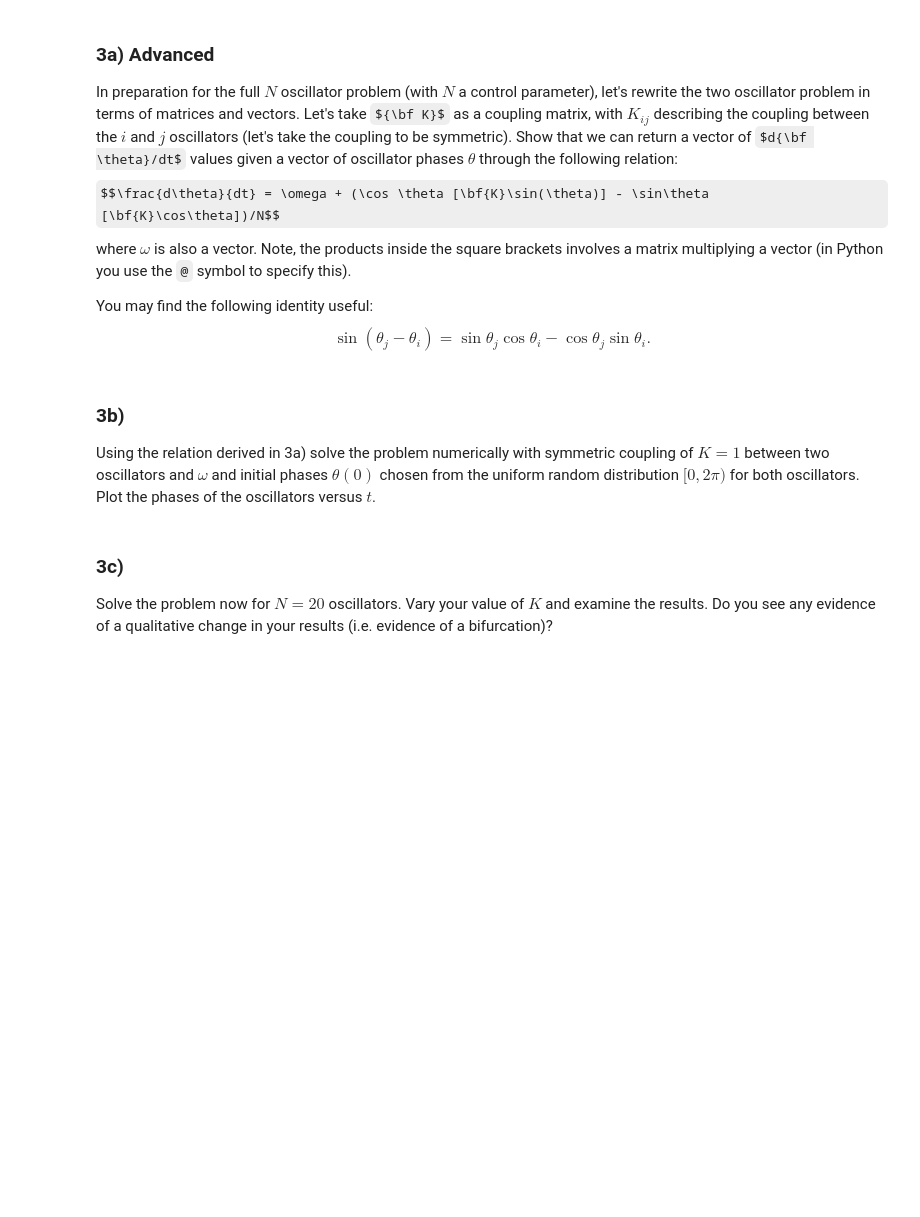
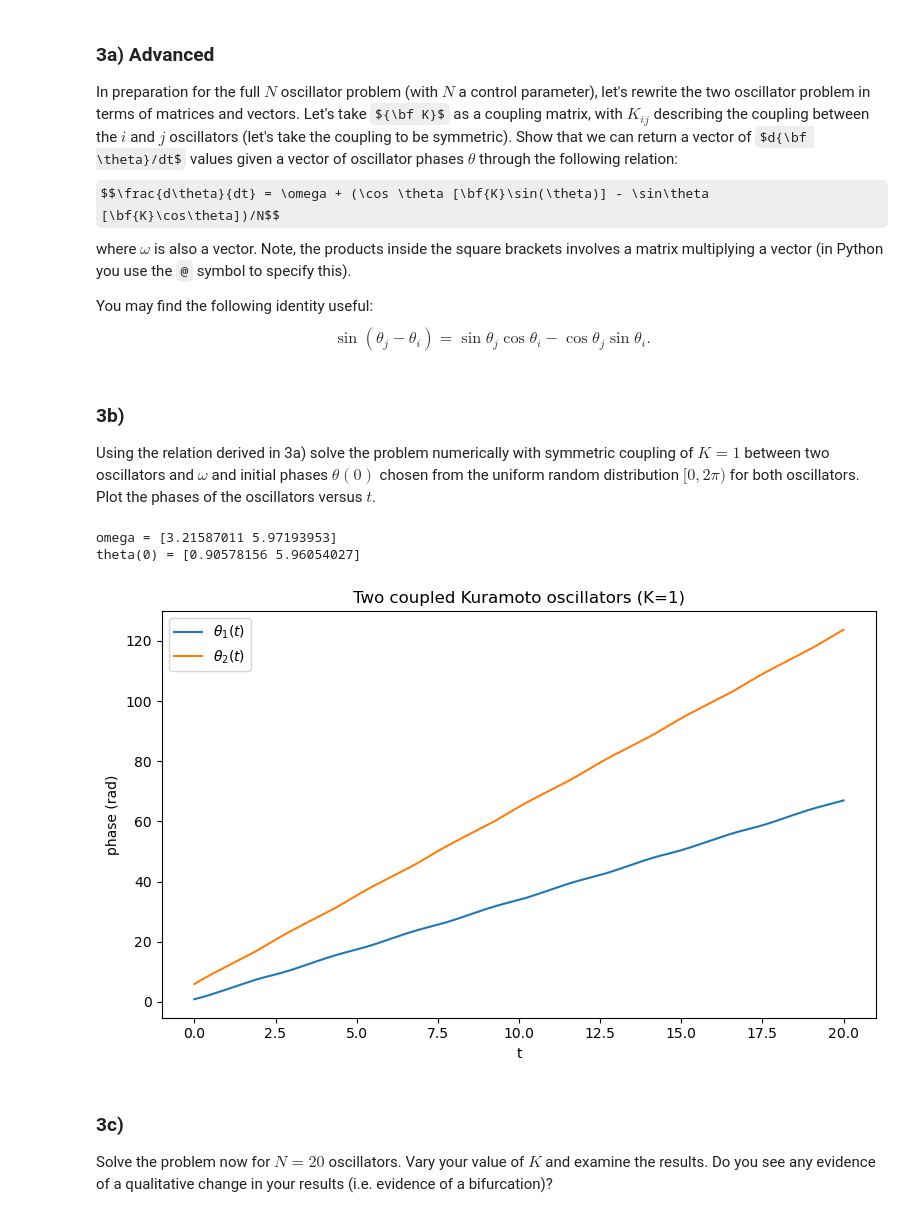
Before and after one commit to maxxokk/Labs, a Jupyter notebook: Lab2.ipynb, the cells around one changed output. Drawn from its saved outputs; the diff is of its cells as text; code cells hidden in the pictures; some formulas as TeX source; blank space fills up the shorter version.

```diff
--- a/Lab2.ipynb
+++ b/Lab2.ipynb
@@ -82,6 +82,70 @@ $$\sin(\theta_j - \theta_i) = \sin\theta_j\cos\theta_i - \cos\theta_j\sin\theta_
 # %% [markdown]
 ### 3b)
 Using the relation derived in 3a) solve the problem numerically with symmetric coupling of $K = 1$ between two oscillators and $\omega$ and initial phases $\theta(0)$ chosen from the uniform random distribution $[0,2\pi)$ for both oscillators. Plot the phases of the oscillators versus $t$.
+# %%
+# two_kuramoto.py
+# Simulate two Kuramoto oscillators with symmetric coupling K=1
+# Using the mean-field form:
+# dθ_i/dt = ω_i + (K/N) [ cos(θ_i) * Σ_j sin(θ_j) - sin(θ_i) * Σ_j cos(θ_j) ]
+# with N = 2.
+
+import numpy as np
+import matplotlib.pyplot as plt
+
+# --- parameters ---
+N = 2
+K = 1
+T = 20.0          # total time
+dt = 0.01
+steps = int(T / dt)
+
+# For reproducibility, set a seed (or remove this line for fresh draws each run)
+rng = np.random.default_rng(1)
+
+# Natural frequencies and initial phases ~ U(0, 2π)
+omega = rng.uniform(0.0, 2*np.pi, size=N)
+theta0 = rng.uniform(0.0, 2*np.pi, size=N)
+
+def rhs(theta):
+    """Right-hand side of the mean-field Kuramoto equations for general N."""
+    s = np.sin(theta).sum()
+    c = np.cos(theta).sum()
+    return omega + (K / N) * (np.cos(theta) * s - np.sin(theta) * c)
+
+# --- integrate with RK4 ---
+theta = np.empty((steps + 1, N), dtype=float)
+theta[0] = theta0.copy()
+t = np.linspace(0.0, T, steps + 1)
+
+for n in range(steps):
+    th = theta[n]
+    k1 = rhs(th)
+    k2 = rhs(th + 0.5 * dt * k1)
+    k3 = rhs(th + 0.5 * dt * k2)
+    k4 = rhs(th + dt * k3)
+    theta[n + 1] = th + (dt / 6.0) * (k1 + 2*k2 + 2*k3 + k4)
+
+# Wrap phases to [0, 2π) for plotting readability
+# theta_wrapped = np.mod(theta, 2*np.pi)
+theta_wrapped = theta
+
+print(f"omega = {omega}")
+print(f"theta(0) = {theta0}")
+
+# --- plot ---
+plt.figure(figsize=(8, 5))
+plt.plot(t, theta_wrapped[:, 0], label=r'$\theta_1(t)$')
+plt.plot(t, theta_wrapped[:, 1], label=r'$\theta_2(t)$')
+plt.xlabel('t')
+plt.ylabel('phase (rad)')
+plt.title('Two coupled Kuramoto oscillators (K=1)')
+plt.legend()
+plt.tight_layout()
+plt.show()
+# %% [output]
+omega = [3.21587011 5.97193953]
+theta(0) = [0.90578156 5.96054027]
+[figure, added]
 # %% [markdown]
 ### 3c)
 Solve the problem now for $N = 20$ oscillators.  Vary your value of $K$ and examine the results.  Do you see any evidence of a qualitative change in your results (i.e. evidence of a bifurcation)?
```
Also changed, not shown: parts of 1 cell of this notebook.
